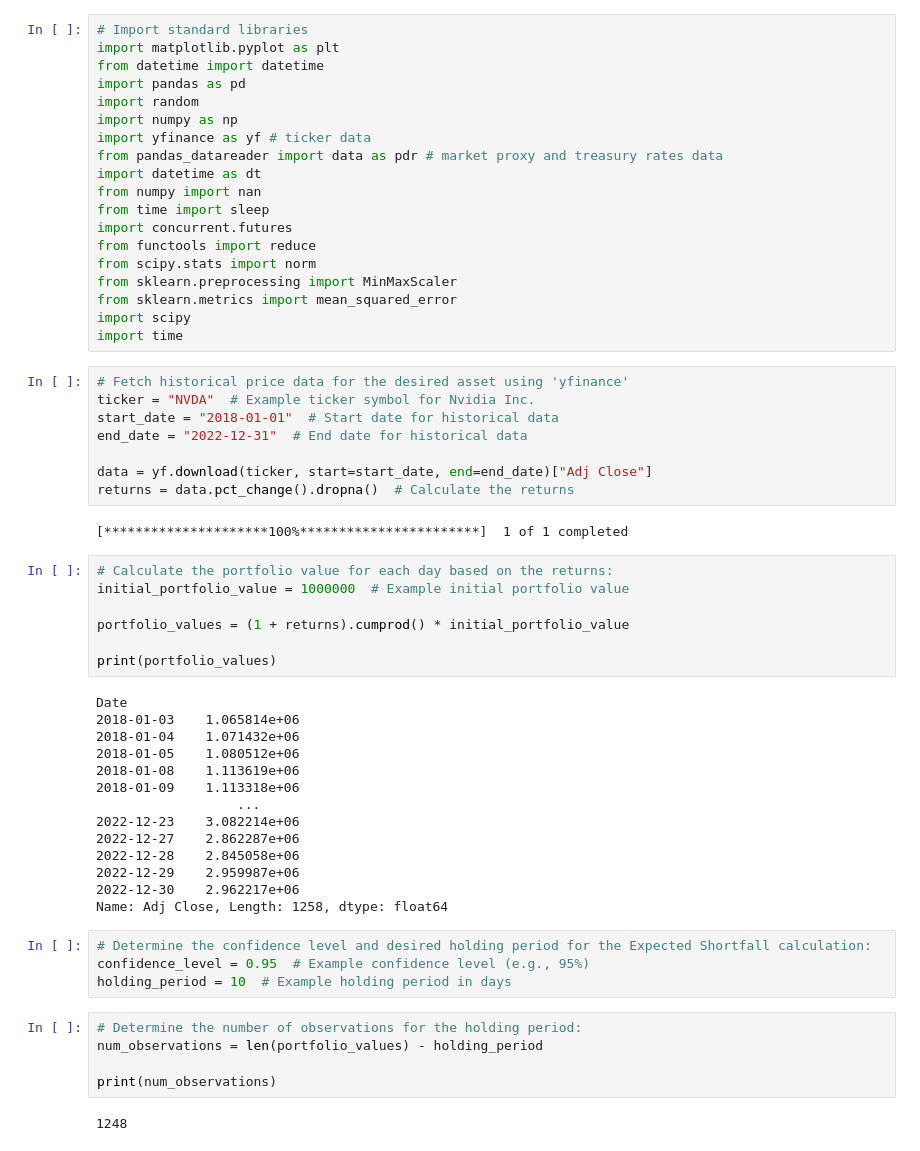
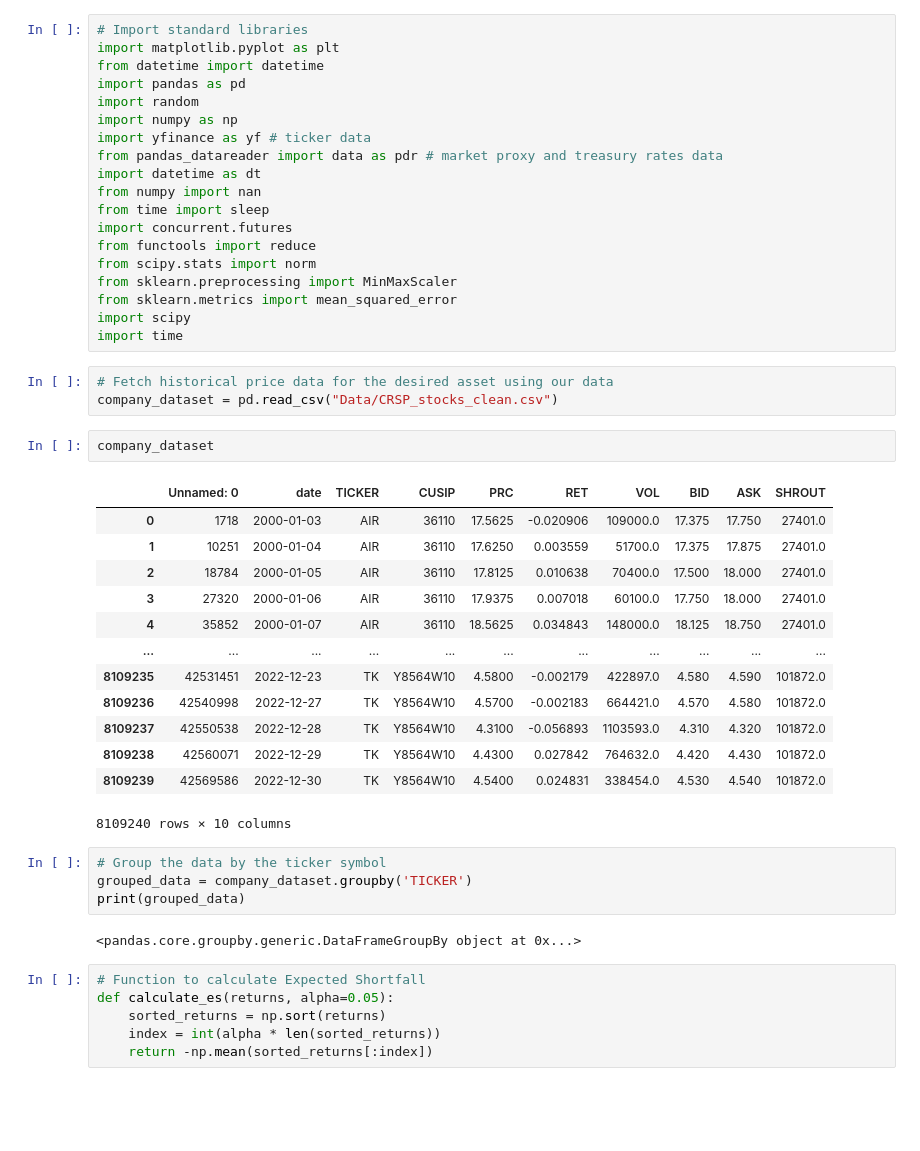
Before and after one commit to armaghannaveed/ExpectedShortFall, a Jupyter notebook: Historic_Approach.ipynb, the cells around one changed output. Saved outputs shown, nothing was run; the diff lists cells and outputs as text; blank space fills up the shorter version.

Commit message:
Update Historic_Approach.ipynb
fixed to use csv files

```diff
--- a/Historic_Approach.ipynb
+++ b/Historic_Approach.ipynb
@@ -18,45 +18,34 @@ from sklearn.metrics import mean_squared_error
 import scipy
 import time
 # %%
-# Fetch historical price data for the desired asset using 'yfinance'
-ticker = "NVDA"  # Example ticker symbol for Nvidia Inc.
-start_date = "2018-01-01"  # Start date for historical data
-end_date = "2022-12-31"  # End date for historical data
-
-data = yf.download(ticker, start=start_date, end=end_date)["Adj Close"]
-returns = data.pct_change().dropna()  # Calculate the returns
+# Fetch historical price data for the desired asset using our data
+company_dataset = pd.read_csv("Data/CRSP_stocks_clean.csv")
-# %% [output]
-[*********************100%***********************]  1 of 1 completed
+# %%
+company_dataset
+# %% [output]
+|  | Unnamed: 0 | date | TICKER | CUSIP | PRC | RET | VOL | BID | ASK | SHROUT |
+| 0 | 1718 | 2000-01-03 | AIR | 36110 | 17.5625 | -0.020906 | 109000.0 | 17.375 | 17.750 | 27401.0 |
+| 1 | 10251 | 2000-01-04 | AIR | 36110 | 17.6250 | 0.003559 | 51700.0 | 17.375 | 17.875 | 27401.0 |
+| 2 | 18784 | 2000-01-05 | AIR | 36110 | 17.8125 | 0.010638 | 70400.0 | 17.500 | 18.000 | 27401.0 |
+| 3 | 27320 | 2000-01-06 | AIR | 36110 | 17.9375 | 0.007018 | 60100.0 | 17.750 | 18.000 | 27401.0 |
+| 4 | 35852 | 2000-01-07 | AIR | 36110 | 18.5625 | 0.034843 | 148000.0 | 18.125 | 18.750 | 27401.0 |
+| ... | ... | ... | ... | ... | ... | ... | ... | ... | ... | ... |
+| 8109235 | 42531451 | 2022-12-23 | TK | Y8564W10 | 4.5800 | -0.002179 | 422897.0 | 4.580 | 4.590 | 101872.0 |
+| 8109236 | 42540998 | 2022-12-27 | TK | Y8564W10 | 4.5700 | -0.002183 | 664421.0 | 4.570 | 4.580 | 101872.0 |
+| 8109237 | 42550538 | 2022-12-28 | TK | Y8564W10 | 4.3100 | -0.056893 | 1103593.0 | 4.310 | 4.320 | 101872.0 |
+| 8109238 | 42560071 | 2022-12-29 | TK | Y8564W10 | 4.4300 | 0.027842 | 764632.0 | 4.420 | 4.430 | 101872.0 |
+| 8109239 | 42569586 | 2022-12-30 | TK | Y8564W10 | 4.5400 | 0.024831 | 338454.0 | 4.530 | 4.540 | 101872.0 |
+8109240 rows × 10 columns
 # %%
-# Calculate the portfolio value for each day based on the returns:
-initial_portfolio_value = 1000000  # Example initial portfolio value
-
-portfolio_values = (1 + returns).cumprod() * initial_portfolio_value
-
-print(portfolio_values)
+# Group the data by the ticker symbol
+grouped_data = company_dataset.groupby('TICKER')
+print(grouped_data)
 # %% [output]
-Date
-2018-01-03    1.065814e+06
-2018-01-04    1.071432e+06
-2018-01-05    1.080512e+06
-2018-01-08    1.113619e+06
-2018-01-09    1.113318e+06
-                  ...
-2022-12-23    3.082214e+06
-2022-12-27    2.862287e+06
-2022-12-28    2.845058e+06
-2022-12-29    2.959987e+06
-2022-12-30    2.962217e+06
-Name: Adj Close, Length: 1258, dtype: float64
+<pandas.core.groupby.generic.DataFrameGroupBy object at 0x...>
-# %%
-# Determine the confidence level and desired holding period for the Expected Shortfall calculation:
-confidence_level = 0.95  # Example confidence level (e.g., 95%)
-holding_period = 10  # Example holding period in days
 # %%
-# Determine the number of observations for the holding period:
-num_observations = len(portfolio_values) - holding_period
-
-print(num_observations)
+# Function to calculate Expected Shortfall
+def calculate_es(returns, alpha=0.05):
+    sorted_returns = np.sort(returns)
+    index = int(alpha * len(sorted_returns))
+    return -np.mean(sorted_returns[:index])
-# %% [output]
-1248
 # %%
```
Also changed, not shown: parts of 4 cells of this notebook.
